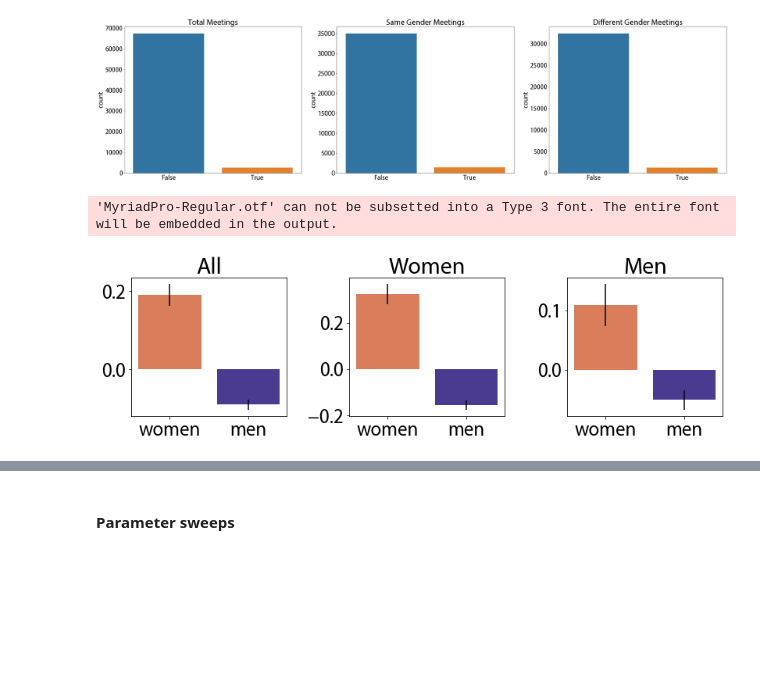
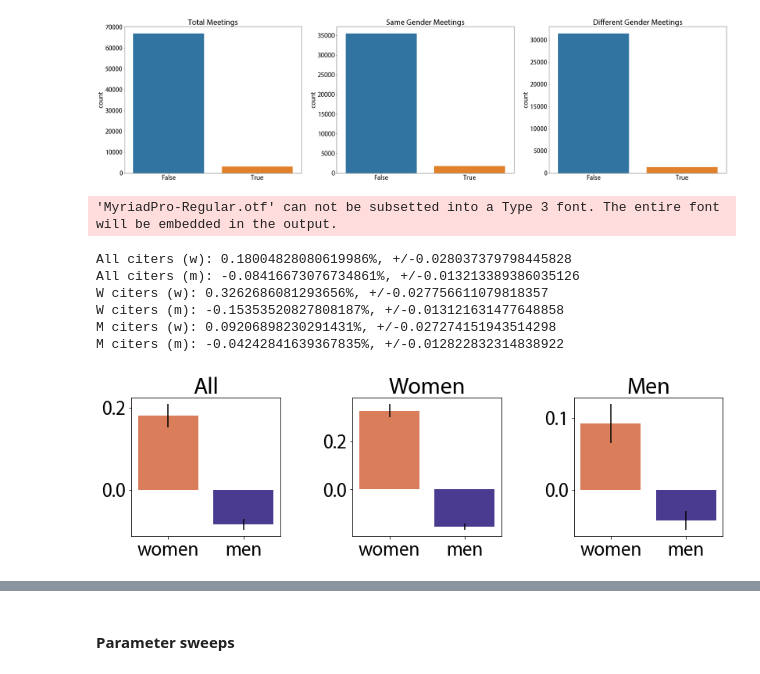
Before and after one commit to jastiso/modeling_citations, a Jupyter notebook: scripts/interventions.ipynb, the cells around one changed output, grey strips where cells are left out. Saved outputs shown, nothing was run; the diff lists cells and outputs as text; code cells hidden in the pictures; blank space fills up the shorter version.

```diff
--- a/scripts/interventions.ipynb
+++ b/scripts/interventions.ipynb
@@ -687,52 +702,70 @@ static_perc_m = np.empty((nMeetings,len(bibs_m[nMeetings-1])))
 static_perc_m[:] = np.NaN
 for i,b in enumerate(bibs.values()):
     # get all authors citations at this time point
     for j,p in enumerate(b):
         # add to list
         static_perc[i][j] = np.mean([cite['gender'] == 'woman' for cite in p.values()])
 
 for i,b in enumerate(bibs_w.values()):
     # get all w authors citations at this time point
     for j,p in enumerate(b):
         # add to list
         static_perc_w[i][j] = np.mean([cite['gender'] == 'woman' for cite in p.values()])
 
 for i,b in enumerate(bibs_m.values()):
     # get all m authors citations at this time point
     for j,p in enumerate(b):
         # add to list
         static_perc_m[i][j] = np.mean([cite['gender'] == 'woman' for cite in p.values()])
 
 plt.figure(figsize=(12,4))
+
 plt.subplot(131)
-plt.bar(['women','men'], [np.nanmean([(x-percs)/percs for x in static_perc.T]),
-                          np.nanmean([((1 - x) - (1 - np.array(percs)))/(1 - np.array(percs)) for x in static_perc.T])], color=colors)
-plt.errorbar(['women','men'], [np.nanmean([(x-percs)/percs for x in static_perc.T]),
-                          np.nanmean([((1 - x) - (1 - np.array(percs)))/(1 - np.array(percs)) for x in static_perc.T])],
-             [np.nanstd([(x-percs)/percs for x in static_perc.T])/np.sqrt(len(bibs[nMeetings-1])),
-                          np.nanstd([((1 - x) - (1 - np.array(percs)))/(1 - np.array(percs)) for x in static_perc.T])/np.sqrt(len(bibs[nMeetings-1]))], fmt='none', color='k')
+amw = np.nanmean([(x-percs)/percs for x in static_perc.T])
+asw = np.nanstd([(x-percs)/percs for x in static_perc.T])/np.sqrt(len(bibs[nMeetings-1]))
+amm = np.nanmean([((1 - x) - (1 - np.array(percs)))/(1 - np.array(percs)) for x in static_perc.T])
+asm = np.nanstd([((1 - x) - (1 - np.array(percs)))/(1 - np.array(percs)) for x in static_perc.T])/np.sqrt(len(bibs[nMeetings-1]))
+
+plt.bar(['women','men'], [amw, amm], color=colors)
+plt.errorbar(['women','men'], [amw,amm], [asw, asm], fmt='none', color='k')
 plt.title('All')
+print('All citers (w): ' + str(amw) + '%, +/-' + str(asw))
+print('All citers (m): ' + str(amm) + '%, +/-' + str(asm))
+
 plt.subplot(132)
-plt.bar(['women','men'], [np.nanmean([(x-percs)/percs for x in static_perc_w.T]),
-                          np.nanmean([((1 - x) - (1 - np.array(percs)))/(1 - np.array(percs)) for x in static_perc_w.T])], color=colors)
-plt.errorbar(['women','men'], [np.nanmean([(x-percs)/percs for x in static_perc_w.T]),
-                          np.nanmean([((1 - x) - (1 - np.array(percs)))/(1 - np.array(percs)) for x in static_perc_w.T])],
-             [np.nanstd([(x-percs)/percs for x in static_perc_w.T])/np.sqrt(len(bibs_w[nMeetings-1])),
-                          np.nanstd([((1 - x) - (1 - np.array(percs)))/(1 - np.array(percs)) for x in static_perc_w.T])/np.sqrt(len(bibs_w[nMeetings-1]))], fmt='none', color='k')
+wmw = np.nanmean([(x-percs)/percs for x in static_perc_w.T])
+wsw = np.nanstd([(x-percs)/percs for x in static_perc_w.T])/np.sqrt(len(bibs[nMeetings-1]))
+wmm = np.nanmean([((1 - x) - (1 - np.array(percs)))/(1 - np.array(percs)) for x in static_perc_w.T])
+wsm = np.nanstd([((1 - x) - (1 - np.array(percs)))/(1 - np.array(percs)) for x in static_perc_w.T])/np.sqrt(len(bibs[nMeetings-1]))
+
+plt.bar(['women','men'], [wmw, wmm], color=colors)
+plt.errorbar(['women','men'], [wmw,wmm],[wsw,wsm], fmt='none', color='k')
 plt.title('Women')
+print('W citers (w): ' + str(wmw) + '%, +/-' + str(wsw))
+print('W citers (m): ' + str(wmm) + '%, +/-' + str(wsm))
+
 plt.subplot(133)
-plt.bar(['women','men'], [np.nanmean([(x-percs)/percs for x in static_perc_m.T]),
-                          np.nanmean([((1 - x) - (1 - np.array(percs)))/(1 - np.array(percs)) for x in static_perc_m.T])], color=colors)
-plt.errorbar(['women','men'], [np.nanmean([(x-percs)/percs for x in static_perc_m.T]),
-                          np.nanmean([((1 - x) - (1 - np.array(percs)))/(1 - np.array(percs)) for x in static_perc_m.T])],
-             [np.nanstd([(x-percs)/percs for x in static_perc_m.T])/np.sqrt(len(bibs_m[nMeetings-1])),
-                          np.nanstd([((1 - x) - (1 - np.array(percs)))/(1 - np.array(percs)) for x in static_perc_m.T])/np.sqrt(len(bibs_m[nMeetings-1]))], fmt='none', color='k')
+mmw = np.nanmean([(x-percs)/percs for x in static_perc_m.T])
+msw = np.nanstd([(x-percs)/percs for x in static_perc_m.T])/np.sqrt(len(bibs[nMeetings-1]))
+mmm = np.nanmean([((1 - x) - (1 - np.array(percs)))/(1 - np.array(percs)) for x in static_perc_m.T])
+msm = np.nanstd([((1 - x) - (1 - np.array(percs)))/(1 - np.array(percs)) for x in static_perc_m.T])/np.sqrt(len(bibs[nMeetings-1]))
+
+plt.bar(['women','men'], [mmw,mmm], color=colors)
+plt.errorbar(['women','men'], [mmw,mmm],[msw,msm], fmt='none', color='k')
 plt.title('Men')
+print('M citers (w): ' + str(mmw) + '%, +/-' + str(msw))
+print('M citers (m): ' + str(mmm) + '%, +/-' + str(msm))
 plt.tight_layout()
 plt.savefig('../data/img/static_cites_int2.pdf')
 # %% [output]
 'MyriadPro-Regular.otf' can not be subsetted into a Type 3 font. The entire font will be embedded in the output.
+All citers (w): 0.18004828080619986%, +/-0.028037379798445828
+All citers (m): -0.08416673076734861%, +/-0.013213389386035126
+W citers (w): 0.3262686081293656%, +/-0.027756611079818357
+W citers (m): -0.15353520827808187%, +/-0.013121631477648858
+M citers (w): 0.09206898230291431%, +/-0.027274151943514298
+M citers (m): -0.04242841639367835%, +/-0.012822832314838922
-[figure, old version]
+[figure, new version]
 # %%
 # stats
 wt,wp = ttest_1samp(np.nanmean([(x-percs)/percs for x in static_perc.T],1),0)
```
Also changed, not shown: parts of 38 cells of this notebook, 1 other file.
